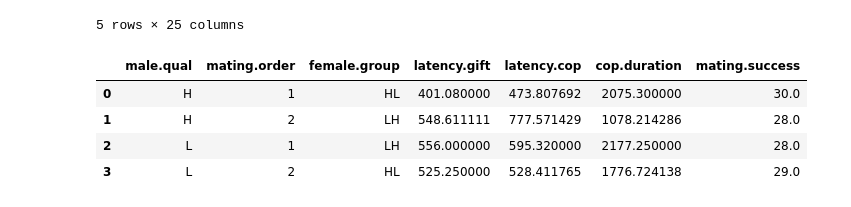
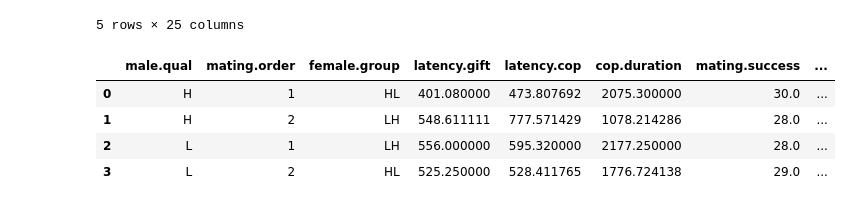
Before and after one commit to TheFaither/morgandata, a Jupyter notebook: analysis.ipynb, the cells around one changed output. Cells and saved outputs as stored; diff of their text form; code cells hidden in the pictures.

```diff
--- a/analysis.ipynb
+++ b/analysis.ipynb
@@ -32,13 +32,18 @@ fig = px.bar(groupdiscrete,
 fig.show()
 # %%
 groupcontinous = df[["male.qual", "mating.order", "female.group","latency.gift", "latency.cop", "cop.duration"]].groupby(["male.qual", "mating.order", "female.group"]).mean()
+groupcontinousstd = df[["male.qual", "mating.order", "female.group","latency.gift", "latency.cop", "cop.duration"]].groupby(["male.qual", "mating.order", "female.group"]).std()
 
 groupcontinous = groupcontinous.reset_index()
+groupcontinousstd = groupcontinousstd.reset_index()
 groupcontinous[["mating.success"]] = groupdiscrete[["mating.success"]]
+groupcontinous[["latency.gift.std"]] = groupcontinousstd[["latency.gift"]]
+groupcontinous[["latency.cop.std"]] = groupcontinousstd[["latency.cop"]]
+groupcontinous[["cop.duration.std"]] = groupcontinousstd[["cop.duration"]]
 groupcontinous
 # %% [output]
-|  | male.qual | mating.order | female.group | latency.gift | latency.cop | cop.duration | mating.success |
-| 0 | H | 1 | HL | 401.080000 | 473.807692 | 2075.300000 | 30.0 |
-| 1 | H | 2 | LH | 548.611111 | 777.571429 | 1078.214286 | 28.0 |
-| 2 | L | 1 | LH | 556.000000 | 595.320000 | 2177.250000 | 28.0 |
-| 3 | L | 2 | HL | 525.250000 | 528.411765 | 1776.724138 | 29.0 |
+|  | male.qual | mating.order | female.group | latency.gift | latency.cop | cop.duration | mating.success | ... |
+| 0 | H | 1 | HL | 401.080000 | 473.807692 | 2075.300000 | 30.0 | ... |
+| 1 | H | 2 | LH | 548.611111 | 777.571429 | 1078.214286 | 28.0 | ... |
+| 2 | L | 1 | LH | 556.000000 | 595.320000 | 2177.250000 | 28.0 | ... |
+| 3 | L | 2 | HL | 525.250000 | 528.411765 | 1776.724138 | 29.0 | ... |
```
Also changed, not shown: parts of 3 cells of this notebook, 9 other files.
